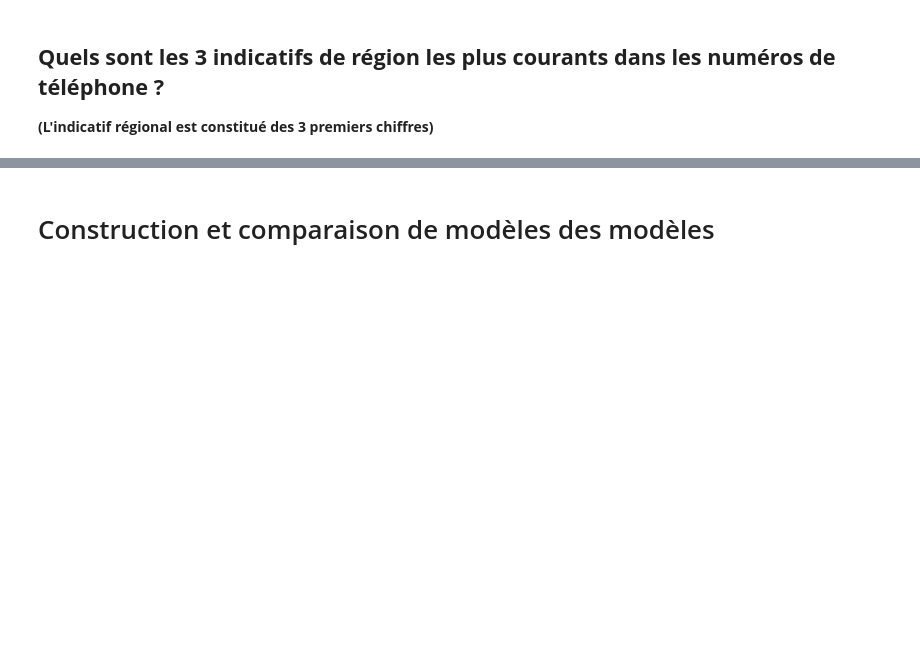
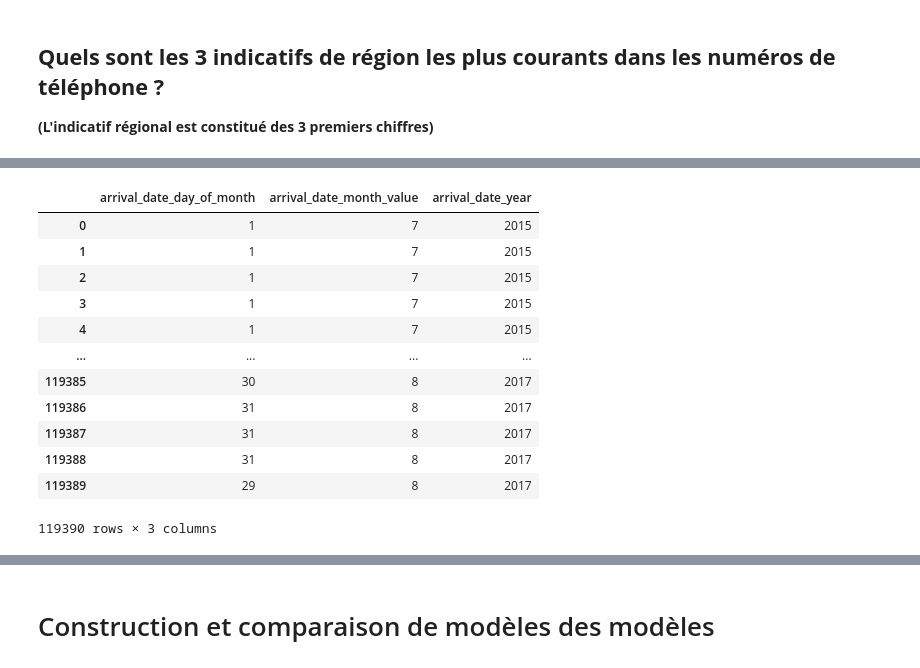
Before and after one commit to jflorescuba/Machine_learning, a Jupyter notebook: Classification/Hotel_Booking/HB_model.ipynb, the cells around one changed output, grey strips where cells are left out. Saved outputs shown, nothing was run; the diff lists cells and outputs as text; code cells hidden in the pictures; blank space fills up the shorter version.

```diff
--- a/Classification/Hotel_Booking/HB_model.ipynb
+++ b/Classification/Hotel_Booking/HB_model.ipynb
@@ -255,0 +249,3 @@ Name: name, dtype: int64
+# %%
+hotels['total_kids'] = hotels['children'] + hotels['babies']
+hotels[['name','adults','total_kids','babies','children']].nlargest(3, 'total_kids')
@@ -281,0 +288,14 @@ Name: phone-number, dtype: int64
+# %%
+# Converting the column of months from words to numbers
+
+# Dictionary: months in numbers
+import calendar,datetime
+
+calendar.month_name[1:]
+month_to_value = {}
+i=1
+for month in calendar.month_name[1:]:
+    month_to_value[month.lower()]= i
+    i+=1
+
+month_to_value
@@ -281,0 +315,4 @@ Name: phone-number, dtype: int64
+# %%
+# code
+
+hotels['arrival_date_month_value'] = [month_to_value.get(month.lower()) for month in hotels['arrival_date_month']]
@@ -281,0 +335,16 @@ Name: phone-number, dtype: int64
+# %%
+hotels.loc[:,['arrival_date_day_of_month','arrival_date_month_value','arrival_date_year']]
+# %% [output]
+|  | arrival_date_day_of_month | arrival_date_month_value | arrival_date_year |
+| 0 | 1 | 7 | 2015 |
+| 1 | 1 | 7 | 2015 |
+| 2 | 1 | 7 | 2015 |
+| 3 | 1 | 7 | 2015 |
+| 4 | 1 | 7 | 2015 |
+| ... | ... | ... | ... |
+| 119385 | 30 | 8 | 2017 |
+| 119386 | 31 | 8 | 2017 |
+| 119387 | 31 | 8 | 2017 |
+| 119388 | 31 | 8 | 2017 |
+| 119389 | 29 | 8 | 2017 |
+119390 rows × 3 columns
```
Also changed, not shown: parts of 29 cells of this notebook.
